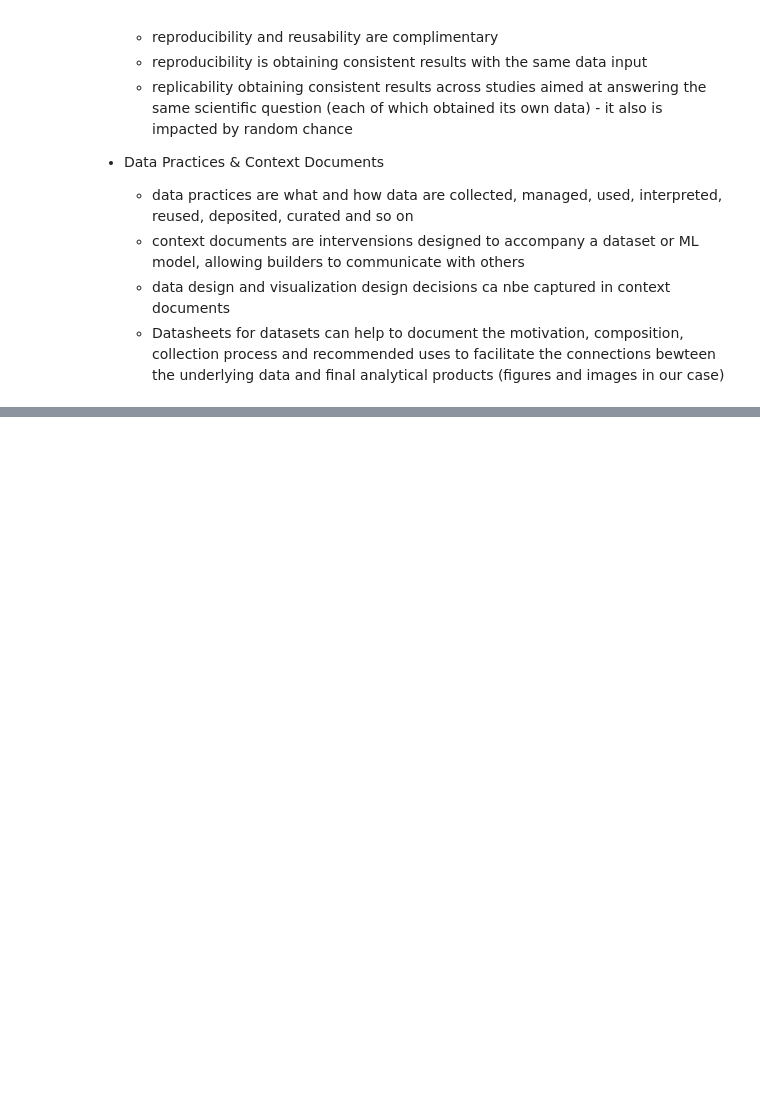
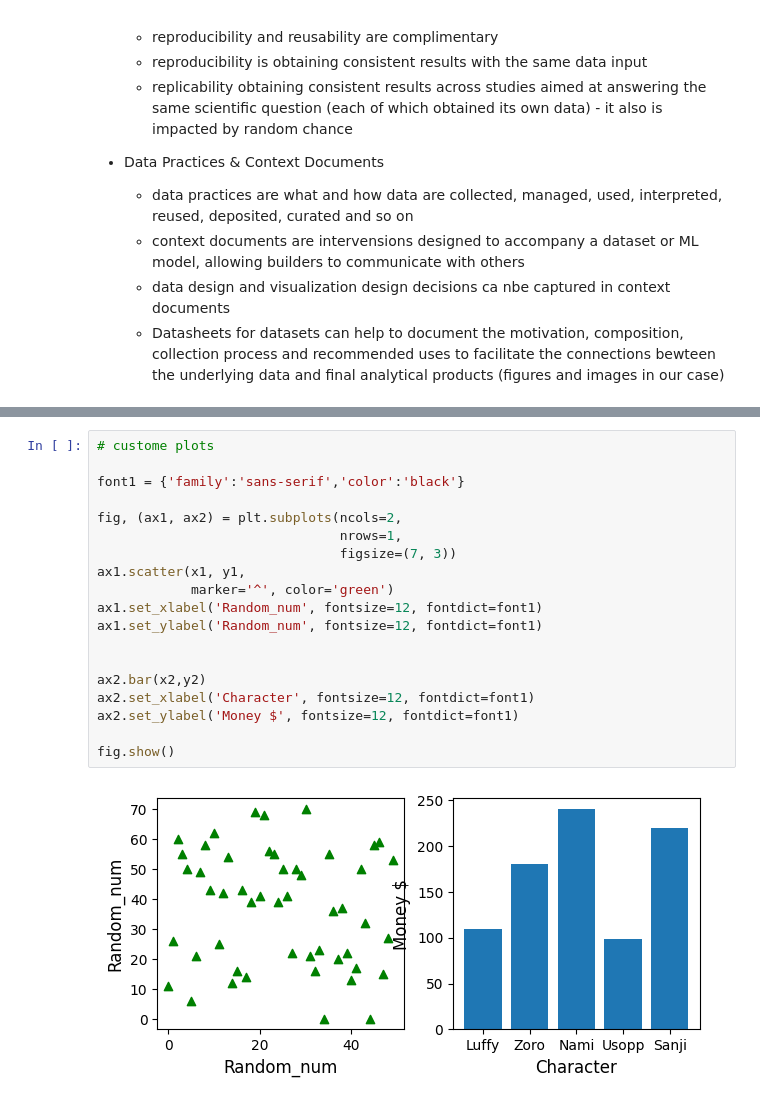
Before and after one commit to dhamijap/visualization, a Jupyter notebook: 02_activities/assignments/participation/assignment-1.ipynb, the cells around one changed output, grey strips where cells are left out. Drawn from its saved outputs; the diff is of its cells as text; blank space fills up the shorter version.

```diff
--- a/02_activities/assignments/participation/assignment-1.ipynb
+++ b/02_activities/assignments/participation/assignment-1.ipynb
@@ -708,0 +804,21 @@ fig.show()
+# %%
+# custome plots
+
+font1 = {'family':'sans-serif','color':'black'}
+
+fig, (ax1, ax2) = plt.subplots(ncols=2,
+                               nrows=1,
+                               figsize=(7, 3))
+ax1.scatter(x1, y1,
+            marker='^', color='green')
+ax1.set_xlabel('Random_num', fontsize=12, fontdict=font1)
+ax1.set_ylabel('Random_num', fontsize=12, fontdict=font1)
+
+
+ax2.bar(x2,y2)
+ax2.set_xlabel('Character', fontsize=12, fontdict=font1)
+ax2.set_ylabel('Money $', fontsize=12, fontdict=font1)
+
+fig.show()
+# %% [output]
+[figure, added]
```
Also changed, not shown: parts of 21 cells of this notebook.
